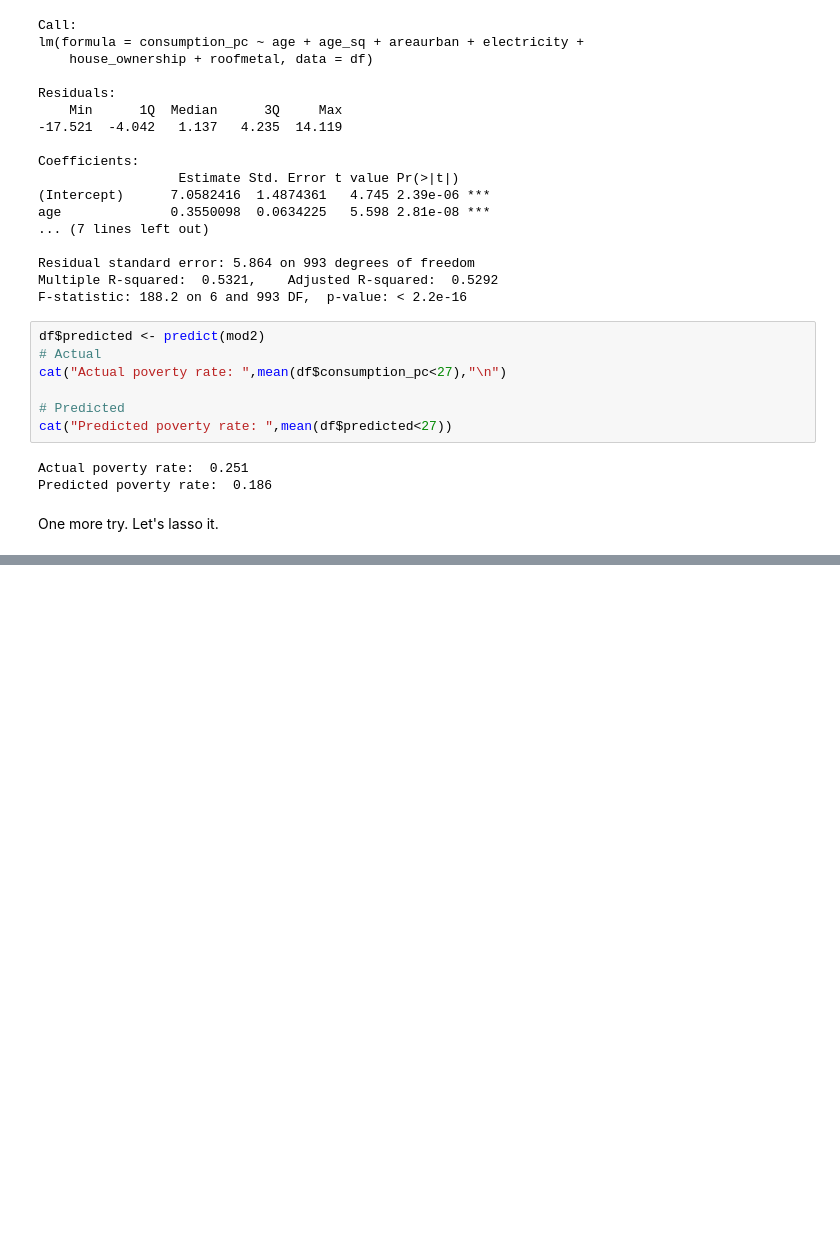
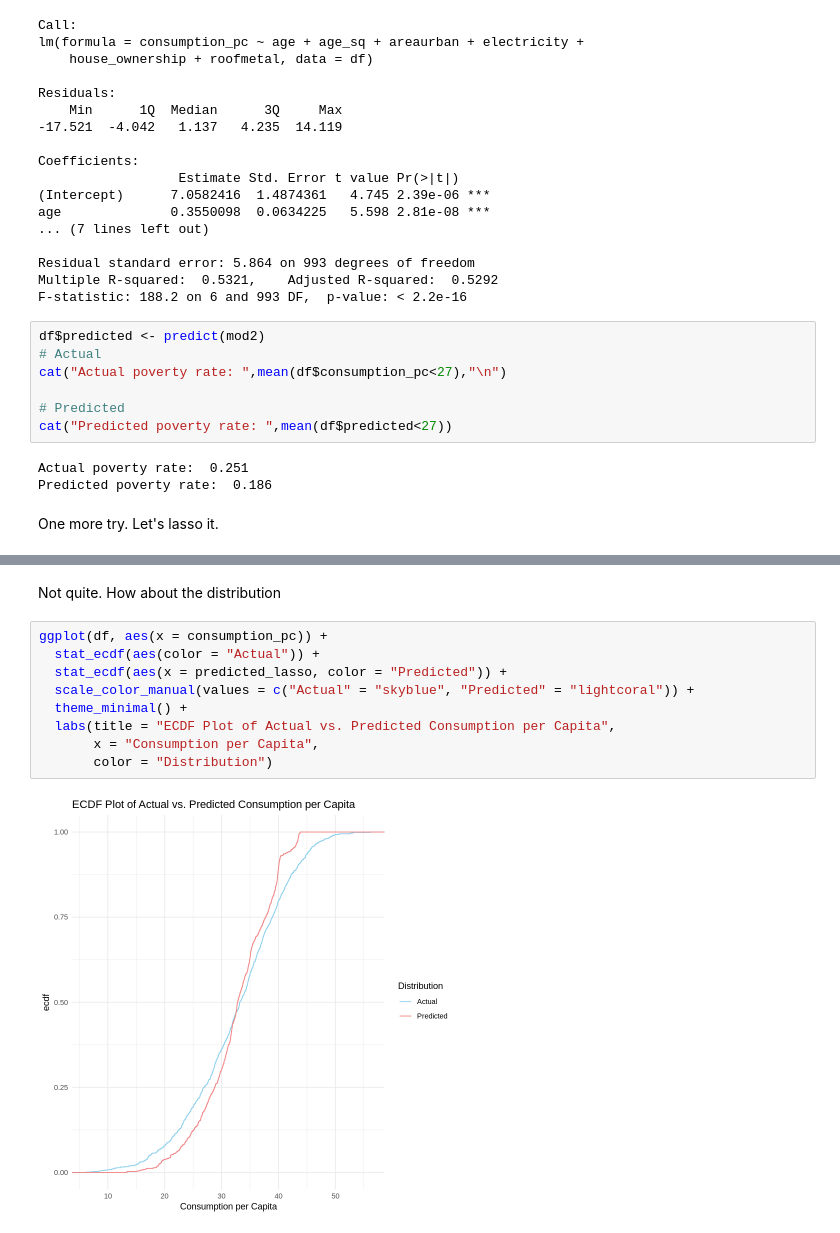
Before and after one commit to jefernandezec/s2s, a Jupyter notebook: S2S.ipynb, the cells around one changed output, grey strips where cells are left out. Saved outputs shown, nothing was run; the diff lists cells and outputs as text; blank space fills up the shorter version.

```diff
--- a/S2S.ipynb
+++ b/S2S.ipynb
@@ -268,0 +278,13 @@ cat("Predicted lasso poverty rate: ",mean(df$predicted_lasso<27))
+# %% [markdown]
+Not quite. How about the distribution
+# %%
+ggplot(df, aes(x = consumption_pc)) +
+  stat_ecdf(aes(color = "Actual")) +
+  stat_ecdf(aes(x = predicted_lasso, color = "Predicted")) +
+  scale_color_manual(values = c("Actual" = "skyblue", "Predicted" = "lightcoral")) +
+  theme_minimal() +
+  labs(title = "ECDF Plot of Actual vs. Predicted Consumption per Capita",
+       x = "Consumption per Capita",
+       color = "Distribution")
+# %% [output]
+[figure, added]
```
Also changed, not shown: parts of 1 cell of this notebook.
